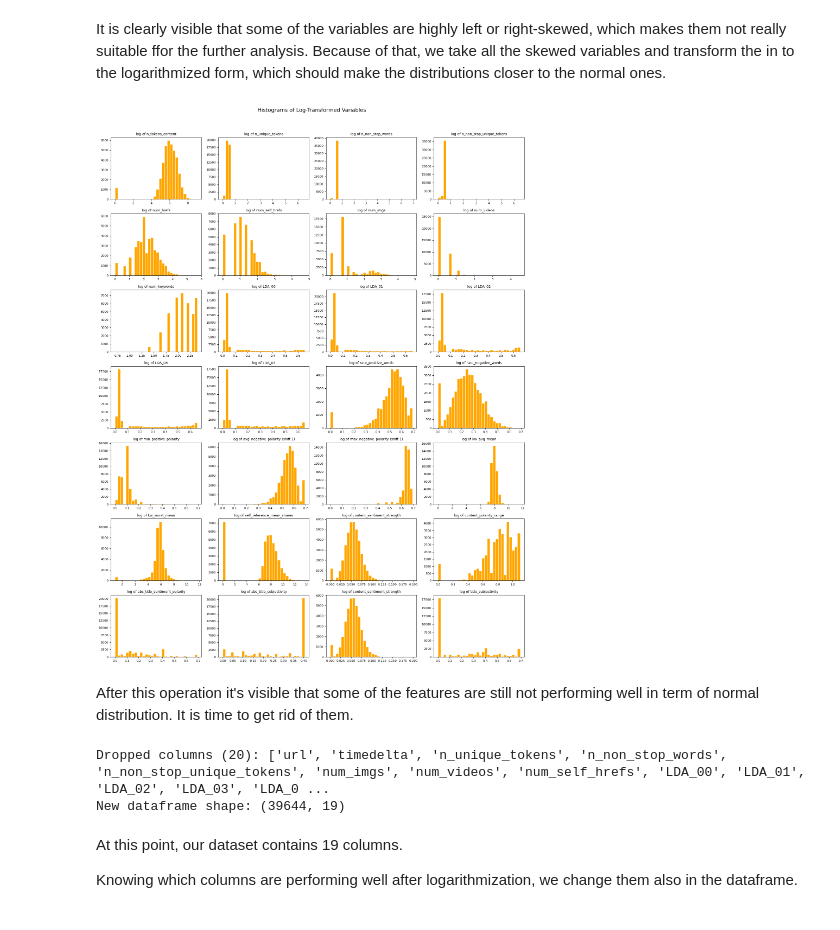
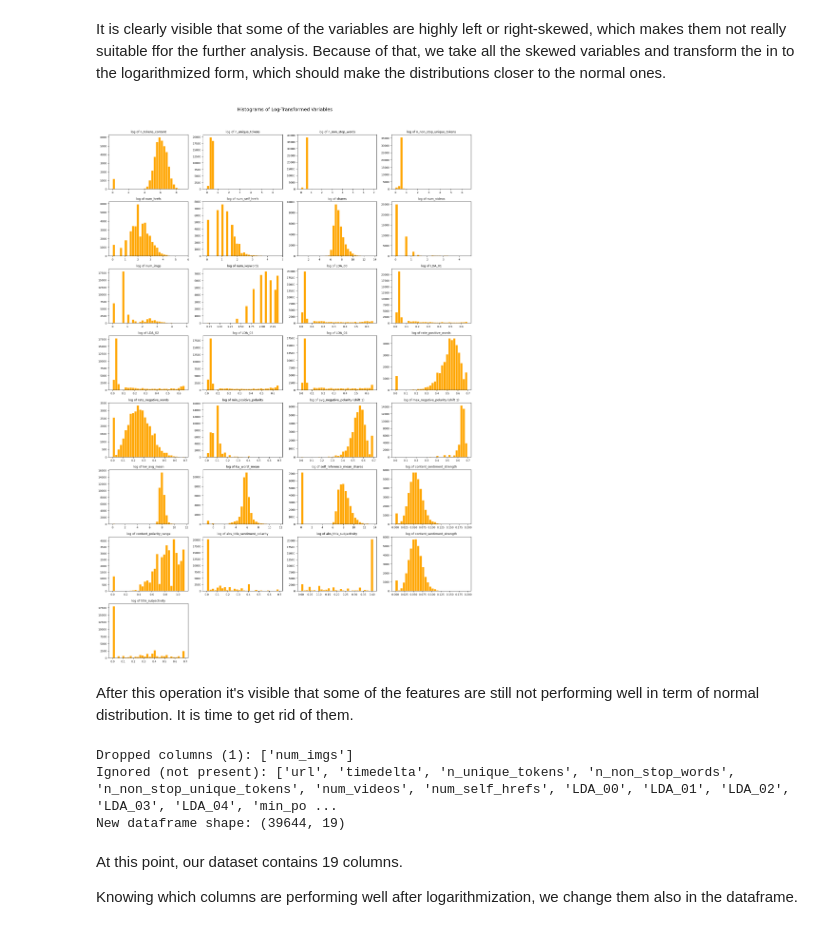
Before and after one commit to Weronikaa2001/ML2_final_project, a Jupyter notebook: ML2_final_part1.ipynb, the cells around one changed output. Cells and saved outputs as stored; diff of their text form; code cells hidden in the pictures.

```diff
--- a/ML2_final_part1.ipynb
+++ b/ML2_final_part1.ipynb
@@ -403,7 +388,7 @@ It is clearly visible that some of the variables are highly left or right-skewed
 log_vars = [
     "n_tokens_content", "n_unique_tokens", "n_non_stop_words",
     "n_non_stop_unique_tokens", "num_hrefs", "num_self_hrefs",
-    "num_imgs", "num_videos", "num_keywords",
+    "shares", "num_videos", "num_imgs", "num_keywords",
     "LDA_00", "LDA_01", "LDA_02", "LDA_03", "LDA_04",
     "rate_positive_words", "rate_negative_words",
     "min_positive_polarity", "avg_negative_polarity", "max_negative_polarity",
@@ -418,34 +403,34 @@ log_vars = [c for c in log_vars if c in df.columns]
 n_cols = 4
 n_plots = len(log_vars)
 n_rows = math.ceil(n_plots / n_cols)
 
 fig, axes = plt.subplots(n_rows, n_cols, figsize=(4*n_cols, 3*n_rows))
 axes = np.array(axes).flatten()
 
 for i, col in enumerate(log_vars):
     raw = df[col].dropna()
 
     # Shift if needed so all values are > -1 for log1p
     min_val = raw.min()
     shift = (-min_val + 1e-6) if min_val <= -1 else 0.0
 
     data = np.log1p(raw + shift)
 
     axes[i].hist(data, bins=30, color="orange", edgecolor="white")
     if shift > 0:
         axes[i].set_title(f"log of {col} (shift {shift:.3g})", fontsize=9)
     else:
         axes[i].set_title(f"log of {col}", fontsize=9)
     axes[i].tick_params(axis="both", labelsize=8)
 
 for j in range(n_plots, len(axes)):
     axes[j].axis("off")
 
 plt.suptitle("Histograms of Log-Transformed Variables", fontsize=14)
 plt.tight_layout(rect=[0, 0, 1, 0.96])
 plt.show()
 # %% [output]
-[figure, old version]
+[figure, new version]
 # %% [markdown]
 After this operation it's visible that some of the features are still not performing well in term of normal distribution. It is time to get rid of them.
 # %%
@@ -456,8 +441,8 @@ cols_to_drop = [
     "n_unique_tokens",
     "n_non_stop_words",
     "n_non_stop_unique_tokens",
+    "num_videos",
     "num_imgs",
-    "num_videos",
     "num_self_hrefs",
     "LDA_00",
     "LDA_01",
@@ -471,7 +456,6 @@ cols_to_drop = [
     "abs_title_sentiment_polarity",
     "abs_title_subjectivity",
     "title_subjectivity",
-
 ]
 
 
@@ -487,7 +471,8 @@ if missing:
     print(f"Ignored (not present): {missing}")
 print("New dataframe shape:", df.shape)
 # %% [output]
-Dropped columns (20): ['url', 'timedelta', 'n_unique_tokens', 'n_non_stop_words', 'n_non_stop_unique_tokens', 'num_imgs', 'num_videos', 'num_self_hrefs', 'LDA_00', 'LDA_01', 'LDA_02', 'LDA_03', 'LDA_0 ...
+Dropped columns (1): ['num_imgs']
+Ignored (not present): ['url', 'timedelta', 'n_unique_tokens', 'n_non_stop_words', 'n_non_stop_unique_tokens', 'num_videos', 'num_self_hrefs', 'LDA_00', 'LDA_01', 'LDA_02', 'LDA_03', 'LDA_04', 'min_po ...
 New dataframe shape: (39644, 19)
 # %% [markdown]
 At this point, our dataset contains 19 columns.
```
Also changed, not shown: parts of 8 cells of this notebook.
